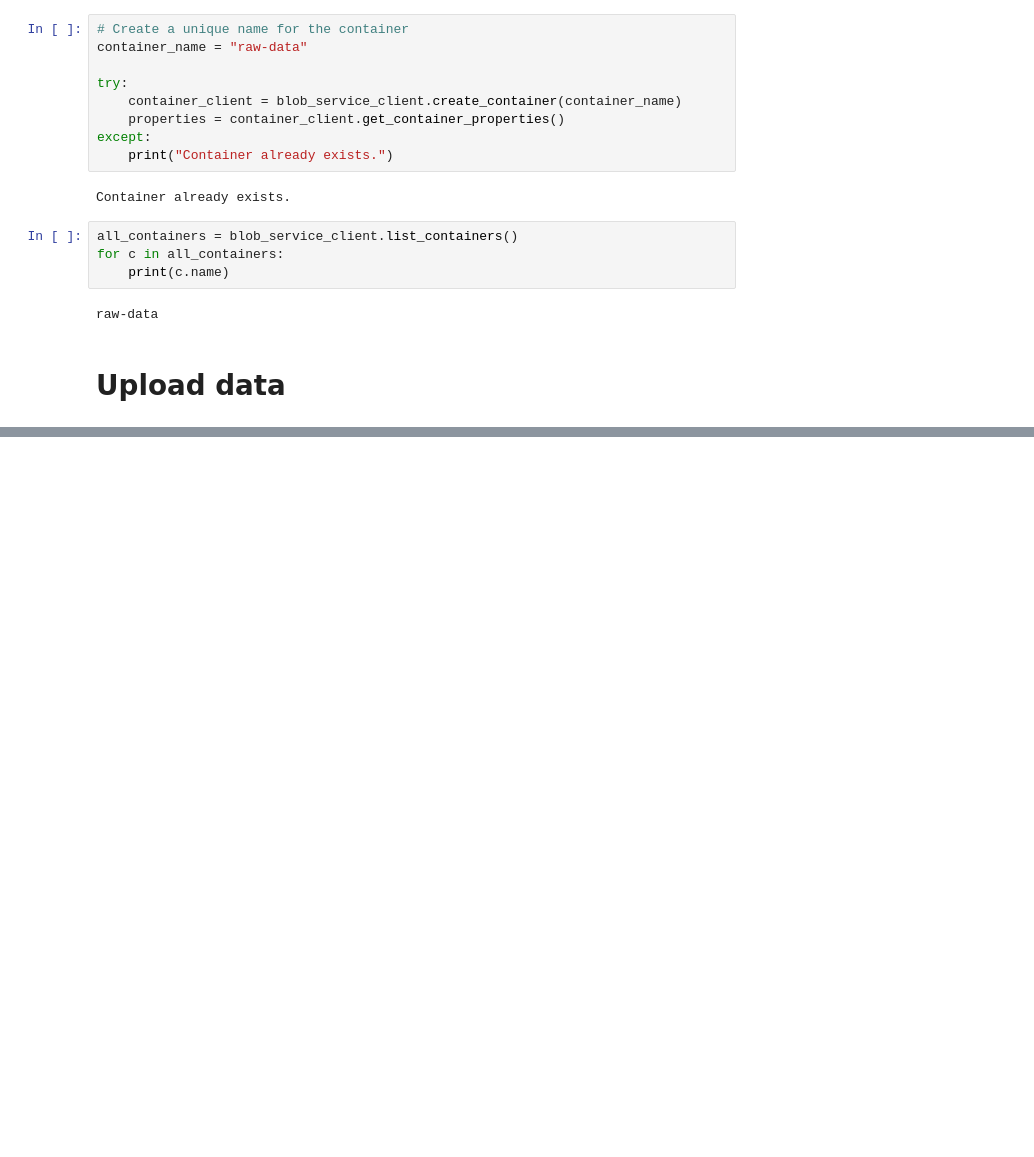
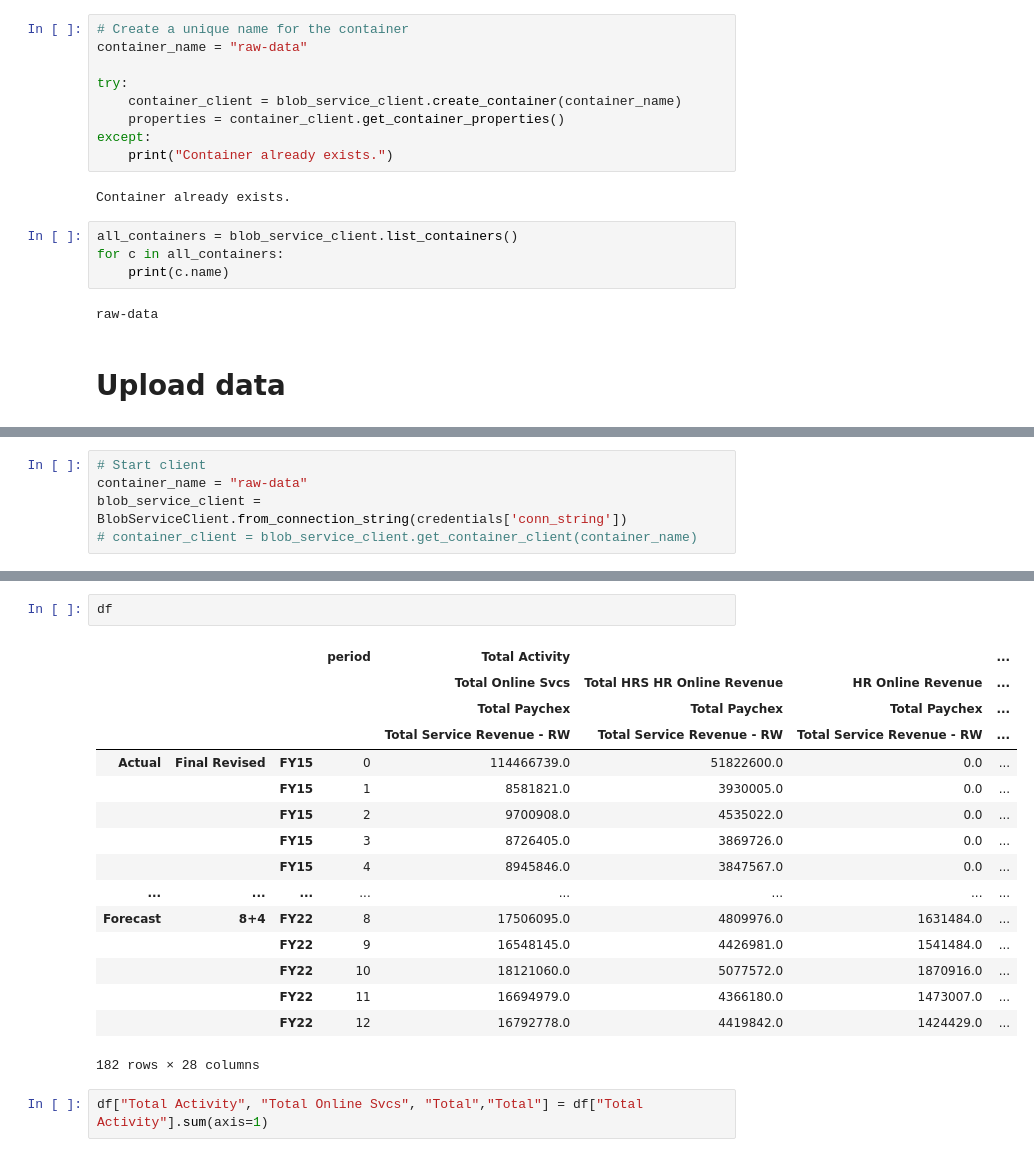
Before and after one commit to jluisjm/Paychex_revenue_forecast, a Jupyter notebook: clean_data.ipynb, the cells around one changed output, grey strips where cells are left out. Cells and saved outputs as stored; diff of their text form; blank space fills up the shorter version.

```diff
--- a/clean_data.ipynb
+++ b/clean_data.ipynb
@@ -74,0 +62,5 @@ blob_client
+# %%
+# Start client
+container_name = "raw-data"
+blob_service_client = BlobServiceClient.from_connection_string(credentials['conn_string'])
+# container_client = blob_service_client.get_container_client(container_name)
@@ -74,0 +249,21 @@ blob_client
+# %%
+df
+# %% [output]
+|  |  |  | period | Total Activity |  |  | ... |
+|  |  |  |  | Total Online Svcs | Total HRS HR Online Revenue | HR Online Revenue | ... |
+|  |  |  |  | Total Paychex | Total Paychex | Total Paychex | ... |
+|  |  |  |  | Total Service Revenue - RW | Total Service Revenue - RW | Total Service Revenue - RW | ... |
+| Actual | Final Revised | FY15 | 0 | 114466739.0 | 51822600.0 | 0.0 | ... |
+|  |  | FY15 | 1 | 8581821.0 | 3930005.0 | 0.0 | ... |
+|  |  | FY15 | 2 | 9700908.0 | 4535022.0 | 0.0 | ... |
+|  |  | FY15 | 3 | 8726405.0 | 3869726.0 | 0.0 | ... |
+|  |  | FY15 | 4 | 8945846.0 | 3847567.0 | 0.0 | ... |
+| ... | ... | ... | ... | ... | ... | ... | ... |
+| Forecast | 8+4 | FY22 | 8 | 17506095.0 | 4809976.0 | 1631484.0 | ... |
+|  |  | FY22 | 9 | 16548145.0 | 4426981.0 | 1541484.0 | ... |
+|  |  | FY22 | 10 | 18121060.0 | 5077572.0 | 1870916.0 | ... |
+|  |  | FY22 | 11 | 16694979.0 | 4366180.0 | 1473007.0 | ... |
+|  |  | FY22 | 12 | 16792778.0 | 4419842.0 | 1424429.0 | ... |
+182 rows × 28 columns
+# %%
+df["Total Activity", "Total Online Svcs", "Total","Total"] = df["Total Activity"].sum(axis=1)
```
Also changed, not shown: parts of 99 cells of this notebook, 8 other files.
